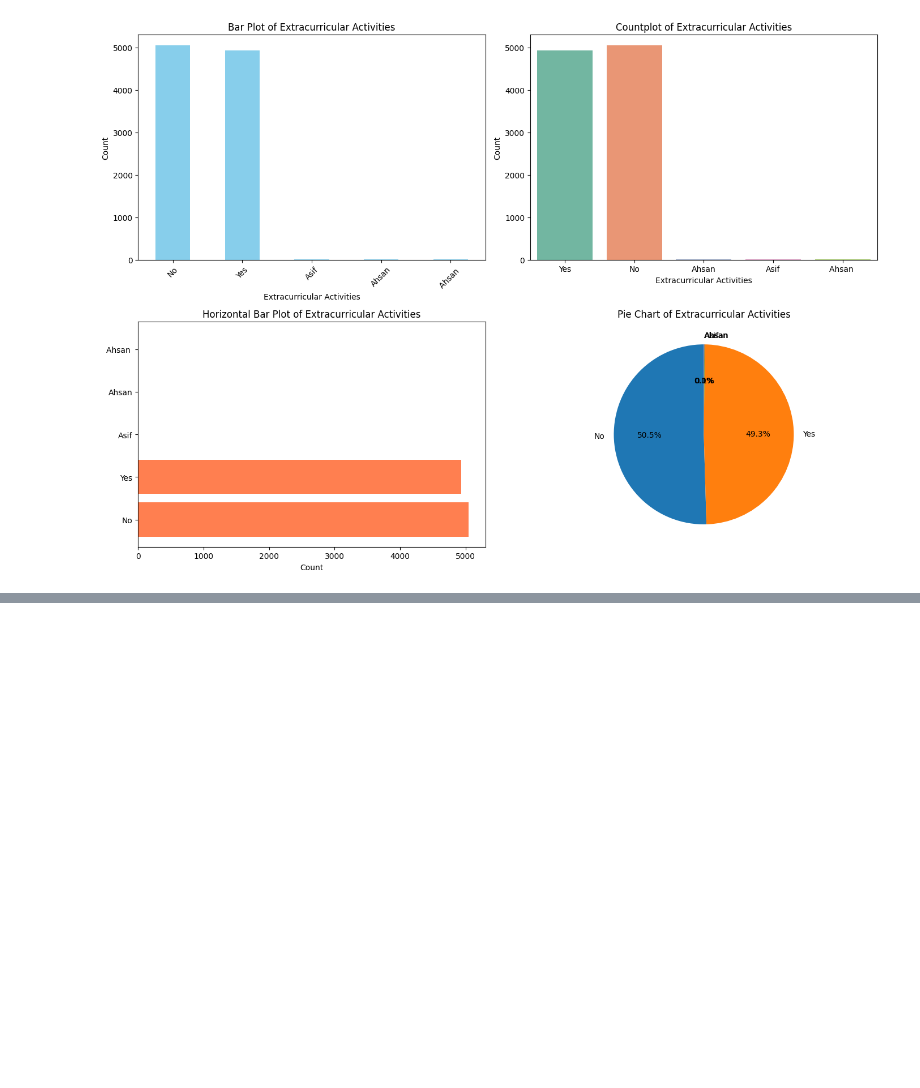
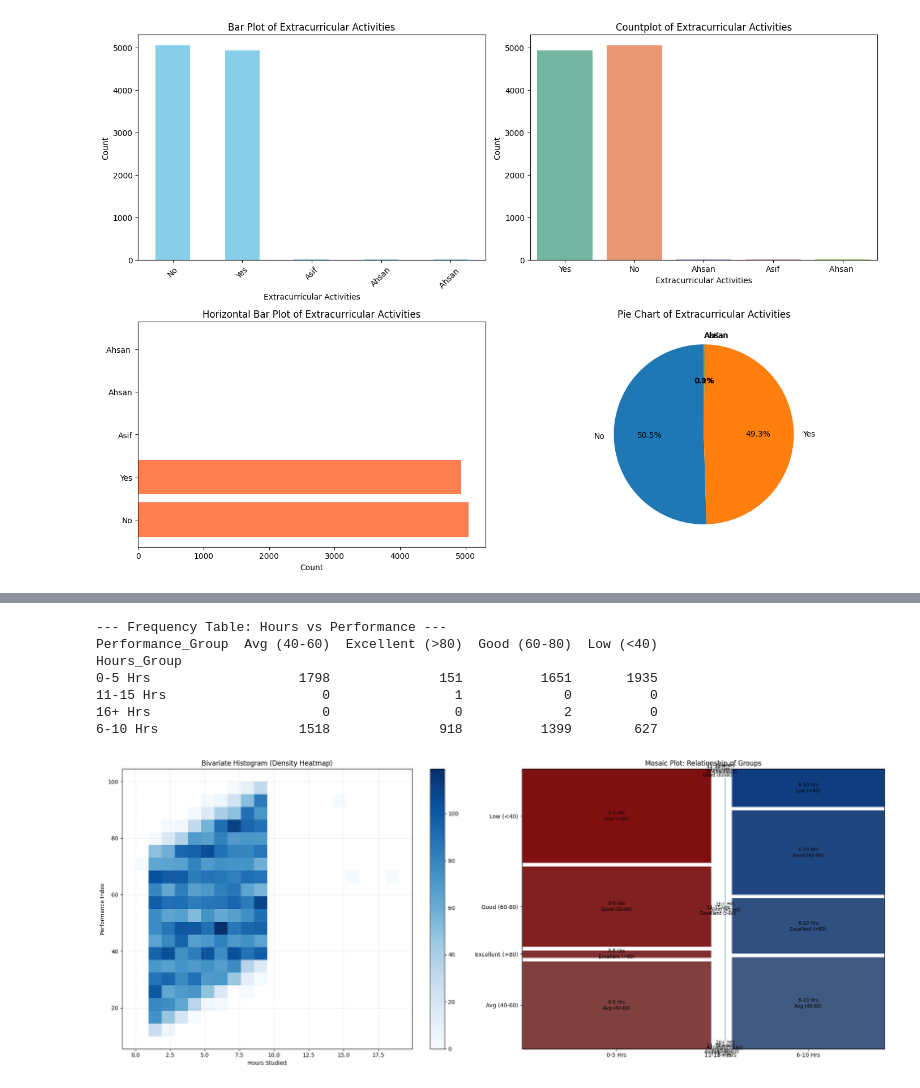
Before and after one commit to AhSanC25/Machine_Learning_Project, a Jupyter notebook: ML project.ipynb, the cells around one changed output, grey strips where cells are left out. Drawn from its saved outputs; the diff is of its cells as text; code cells hidden in the pictures; blank space fills up the shorter version.

```diff
--- a/ML project.ipynb
+++ b/ML project.ipynb
@@ -438,0 +532,59 @@ Frequency Table:
+# %%
+import matplotlib.pyplot as plt
+import seaborn as sns
+import pandas as pd
+from statsmodels.graphics.mosaicplot import mosaic
+
+# --- 1. Data Preparation (Binning) ---
+# Group 'Hours Studied' (0-19) into 4 buckets
+hours_bins = [0, 5, 10, 15, 25]
+hours_labels = ['0-5 Hrs', '6-10 Hrs', '11-15 Hrs', '16+ Hrs']
+df['Hours_Group'] = pd.cut(df['Hours Studied'], bins=hours_bins, labels=hours_labels, include_lowest=True)
+
+# Group 'Performance Index' (10-100) into 4 buckets
+perf_bins = [0, 40, 60, 80, 100]
+perf_labels = ['Low (<40)', 'Avg (40-60)', 'Good (60-80)', 'Excellent (>80)']
+df['Performance_Group'] = pd.cut(df['Performance Index'], bins=perf_bins, labels=perf_labels, include_lowest=True)
+
+# *** THE FIX: Convert to string to drop empty categories ***
+# This ensures the plot only tries to draw groups that actually exist
+df['Hours_Group'] = df['Hours_Group'].astype(str)
+df['Performance_Group'] = df['Performance_Group'].astype(str)
+
+# --- 2. Frequency Table ---
+print("--- Frequency Table: Hours vs Performance ---")
+# We use crosstab to see the raw numbers.
+# If you see '0' in this table, that is what caused the error!
+freq_table = pd.crosstab(df['Hours_Group'], df['Performance_Group'])
+print(freq_table)
+print("\n")
+
+# --- 3. Visualizations ---
+fig = plt.figure(figsize=(20, 8))
+
+# Plot A: Bivariate Histogram (2D Heatmap)
+ax1 = fig.add_subplot(1, 2, 1)
+sns.histplot(data=df, x='Hours Studied', y='Performance Index', bins=20, cbar=True, cmap='Blues', ax=ax1)
+ax1.set_title('Bivariate Histogram (Density Heatmap)')
+ax1.grid(True, linestyle='--', alpha=0.3)
+
+# Plot B: Mosaic Plot
+ax2 = fig.add_subplot(1, 2, 2)
+# We sort the data first to ensure the plot looks organized
+mosaic(df.sort_values(['Hours_Group', 'Performance_Group']),
+       ['Hours_Group', 'Performance_Group'],
+       ax=ax2,
+       title='Mosaic Plot: Relationship of Groups',
+       gap=0.02)
+
+plt.tight_layout()
+plt.show()
+# %% [output]
+--- Frequency Table: Hours vs Performance ---
+Performance_Group  Avg (40-60)  Excellent (>80)  Good (60-80)  Low (<40)
+Hours_Group
+0-5 Hrs                   1798              151          1651       1935
+11-15 Hrs                    0                1             0          0
+16+ Hrs                      0                0             2          0
+6-10 Hrs                  1518              918          1399        627
+[figure, added]
```
Also changed, not shown: parts of 30 cells of this notebook.
